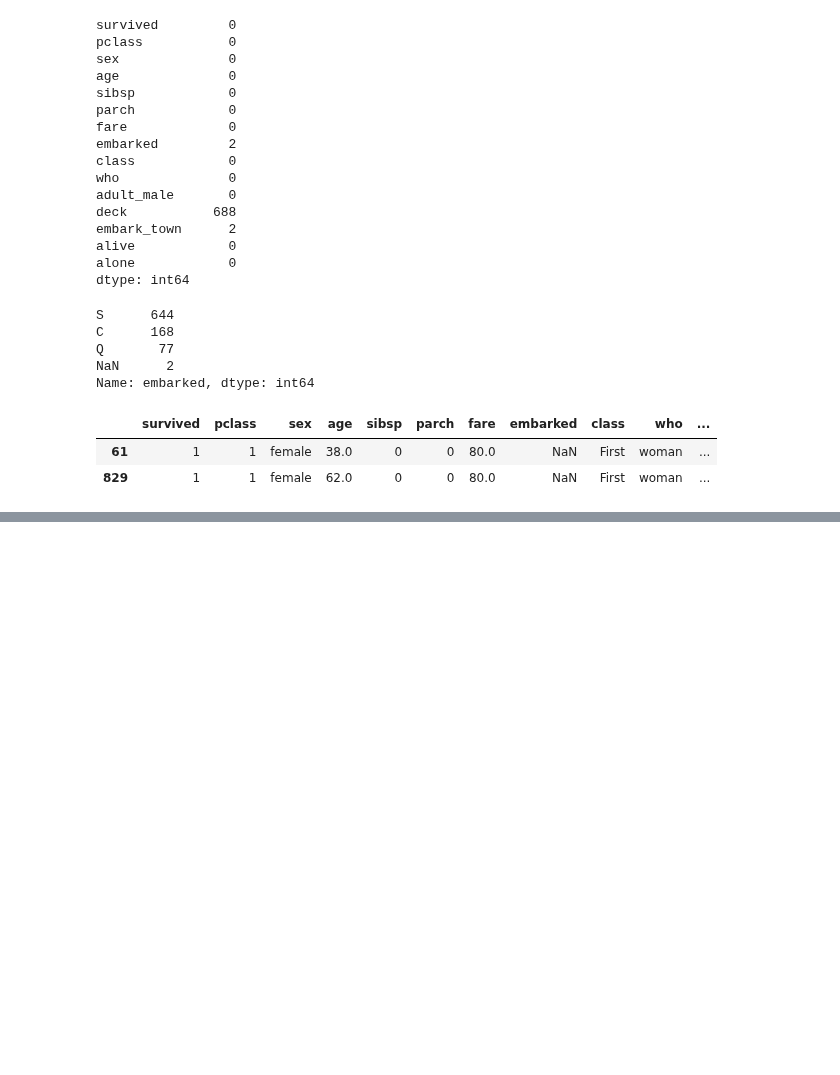
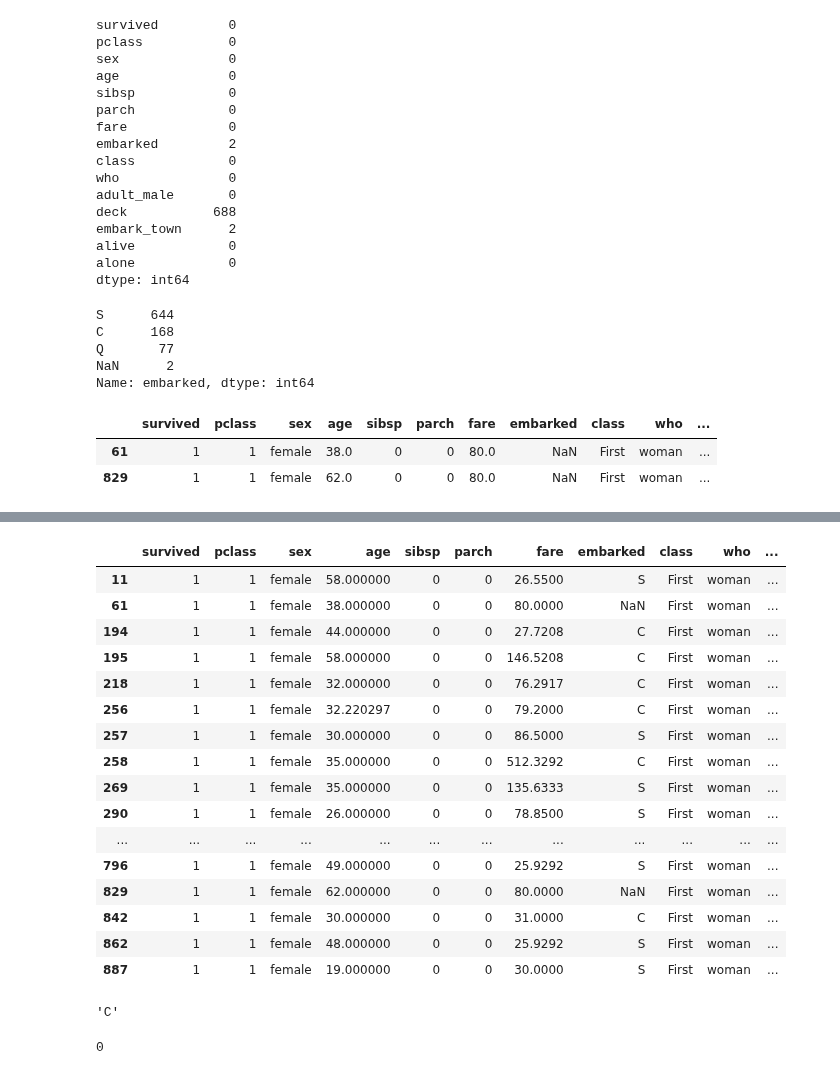
Before and after one commit to honghanhh/py40a12l2, a Jupyter notebook: lectures/lecture4/Manh_titanic.ipynb, the cells around one changed output, grey strips where cells are left out. Drawn from its saved outputs; the diff is of its cells as text; code cells hidden in the pictures; blank space fills up the shorter version.

```diff
--- a/lectures/lecture4/Manh_titanic.ipynb
+++ b/lectures/lecture4/Manh_titanic.ipynb
@@ -192,4 +157,5 @@ titanic.groupby(['who','sibsp','parch']).age.agg([len, 'mean', lambda x: (x.isnu
 |  | 5 | 2 | 1 | 16.000000 | 0.000000 |
 |  | 8 | 2 | 3 | NaN | 1.000000 |
 # %%
-ser = titanic.groupby(['who','sibsp','parch']).age.apply(lambda x: x.fillna(x.mean()))
+ser = titanic.groupby(['who','sibsp','parch']).age.apply(lambda x : x.fillna(x.mode()))
+ser
@@ -219,0 +184,5 @@ titanic.age.isnull().sum()
+# %%
+ser = titanic.groupby(['sibsp','parch']).age.apply(lambda x : x.fillna(x.mean()))
+# %%
+titanic['age']=ser
+titanic.age.isnull().sum()
@@ -349,3 +257,0 @@ Name: deck, dtype: int64
-# %%
-titanic['deck'] = new_deck
-titanic['deck'].value_counts(dropna=False)
@@ -361,3 +278,33 @@ Name: deck, dtype: int64
+# %%
+ser=titanic.query("survived == 1 and pclass==1 and sex== 'female' and sibsp==0 and parch==0")
+ser
+# %% [output]
+|  | survived | pclass | sex | age | sibsp | parch | fare | embarked | class | who | ... |
+| 11 | 1 | 1 | female | 58.000000 | 0 | 0 | 26.5500 | S | First | woman | ... |
+| 61 | 1 | 1 | female | 38.000000 | 0 | 0 | 80.0000 | NaN | First | woman | ... |
+| 194 | 1 | 1 | female | 44.000000 | 0 | 0 | 27.7208 | C | First | woman | ... |
+| 195 | 1 | 1 | female | 58.000000 | 0 | 0 | 146.5208 | C | First | woman | ... |
+| 218 | 1 | 1 | female | 32.000000 | 0 | 0 | 76.2917 | C | First | woman | ... |
+| 256 | 1 | 1 | female | 32.220297 | 0 | 0 | 79.2000 | C | First | woman | ... |
+| 257 | 1 | 1 | female | 30.000000 | 0 | 0 | 86.5000 | S | First | woman | ... |
+| 258 | 1 | 1 | female | 35.000000 | 0 | 0 | 512.3292 | C | First | woman | ... |
+| 269 | 1 | 1 | female | 35.000000 | 0 | 0 | 135.6333 | S | First | woman | ... |
+| 290 | 1 | 1 | female | 26.000000 | 0 | 0 | 78.8500 | S | First | woman | ... |
+| ... | ... | ... | ... | ... | ... | ... | ... | ... | ... | ... | ... |
+| 796 | 1 | 1 | female | 49.000000 | 0 | 0 | 25.9292 | S | First | woman | ... |
+| 829 | 1 | 1 | female | 62.000000 | 0 | 0 | 80.0000 | NaN | First | woman | ... |
+| 842 | 1 | 1 | female | 30.000000 | 0 | 0 | 31.0000 | C | First | woman | ... |
+| 862 | 1 | 1 | female | 48.000000 | 0 | 0 | 25.9292 | S | First | woman | ... |
+| 887 | 1 | 1 | female | 19.000000 | 0 | 0 | 30.0000 | S | First | woman | ... |
+# %%
+ser['embarked'].mode()[0]
+# %% [output]
+'C'
+# %%
+titanic['embarked'] = titanic['embarked'].fillna(ser['embarked'].mode()[0])
+titanic['embarked'].isnull().sum()
+# %% [output]
+0
 # %%
 titanic.isnull().sum()
 # %% [output]
```
Also changed, not shown: parts of 73 cells of this notebook.
